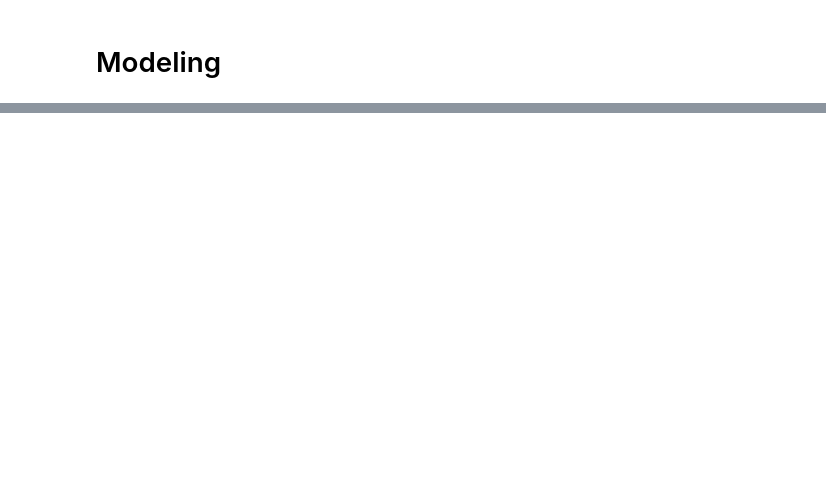
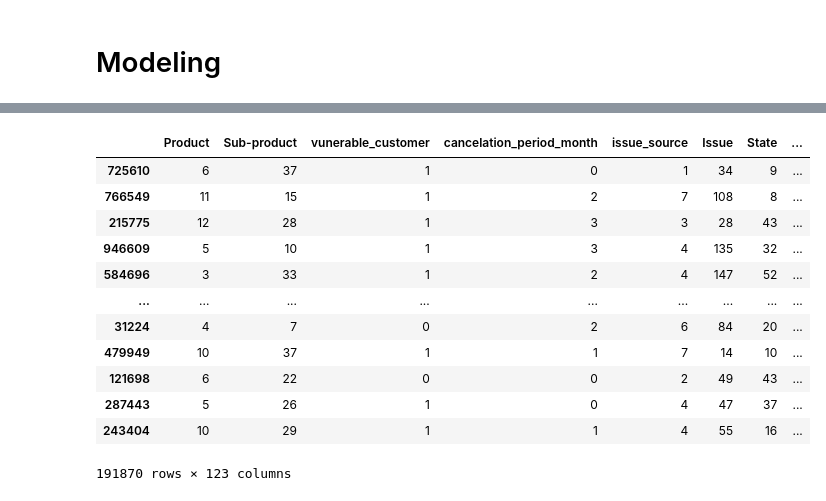
Before and after one commit to jaynaHalai/Customer-Vunerability, a Jupyter notebook: Notebooks/Model_training.ipynb, the cells around one changed output, grey strips where cells are left out. Cells and saved outputs as stored; diff of their text form; code cells hidden in the pictures; blank space fills up the shorter version.

```diff
--- a/Notebooks/Model_training.ipynb
+++ b/Notebooks/Model_training.ipynb
@@ -152,0 +151,16 @@ comp
+# %%
+X_test
+# %% [output]
+|  | Product | Sub-product | vunerable_customer | cancelation_period_month | issue_source | Issue | State | ... |
+| 725610 | 6 | 37 | 1 | 0 | 1 | 34 | 9 | ... |
+| 766549 | 11 | 15 | 1 | 2 | 7 | 108 | 8 | ... |
+| 215775 | 12 | 28 | 1 | 3 | 3 | 28 | 43 | ... |
+| 946609 | 5 | 10 | 1 | 3 | 4 | 135 | 32 | ... |
+| 584696 | 3 | 33 | 1 | 2 | 4 | 147 | 52 | ... |
+| ... | ... | ... | ... | ... | ... | ... | ... | ... |
+| 31224 | 4 | 7 | 0 | 2 | 6 | 84 | 20 | ... |
+| 479949 | 10 | 37 | 1 | 1 | 7 | 14 | 10 | ... |
+| 121698 | 6 | 22 | 0 | 0 | 2 | 49 | 43 | ... |
+| 287443 | 5 | 26 | 1 | 0 | 4 | 47 | 37 | ... |
+| 243404 | 10 | 29 | 1 | 1 | 4 | 55 | 16 | ... |
+191870 rows × 123 columns
```
Also changed, not shown: parts of 20 cells of this notebook, 1 other file.
